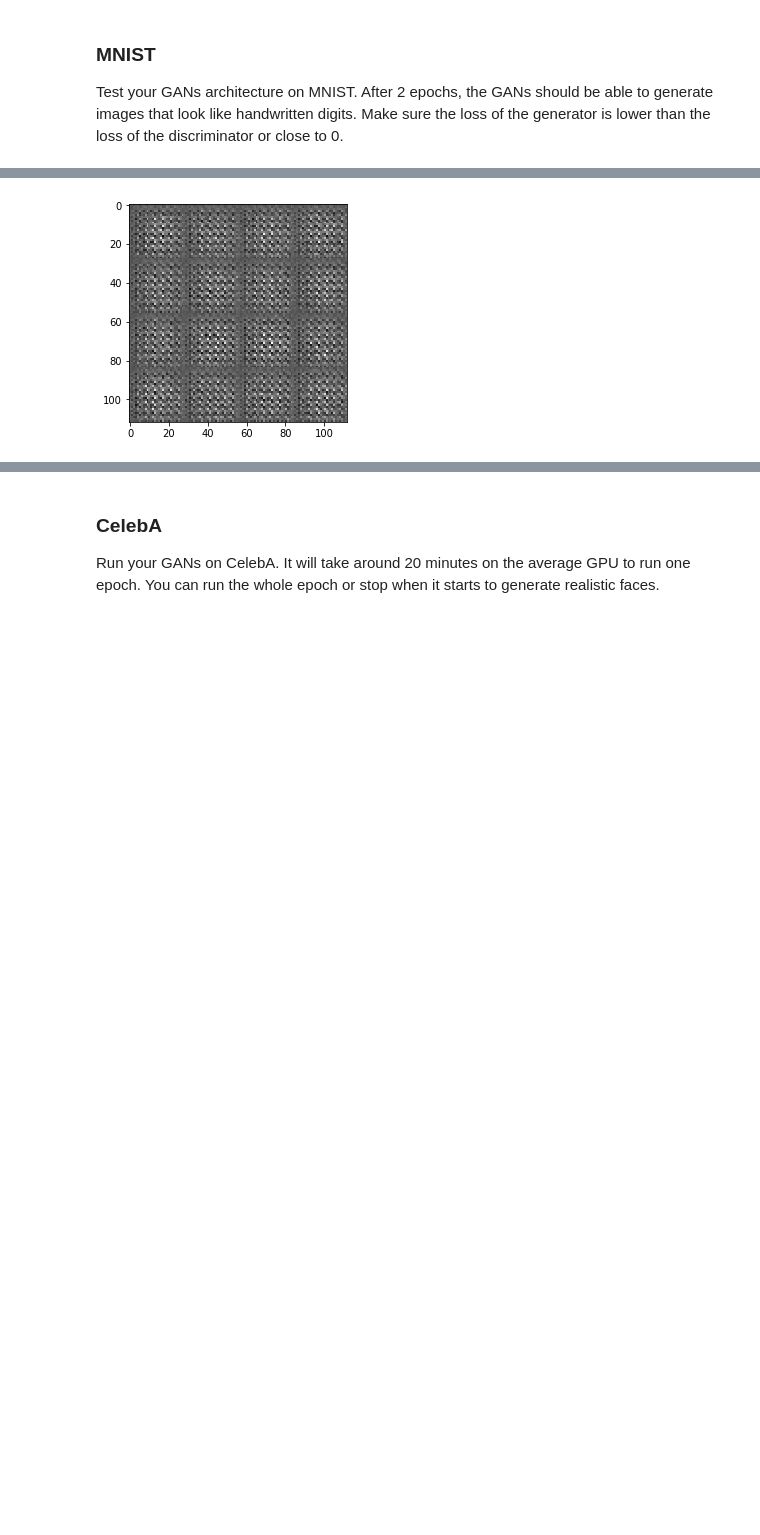
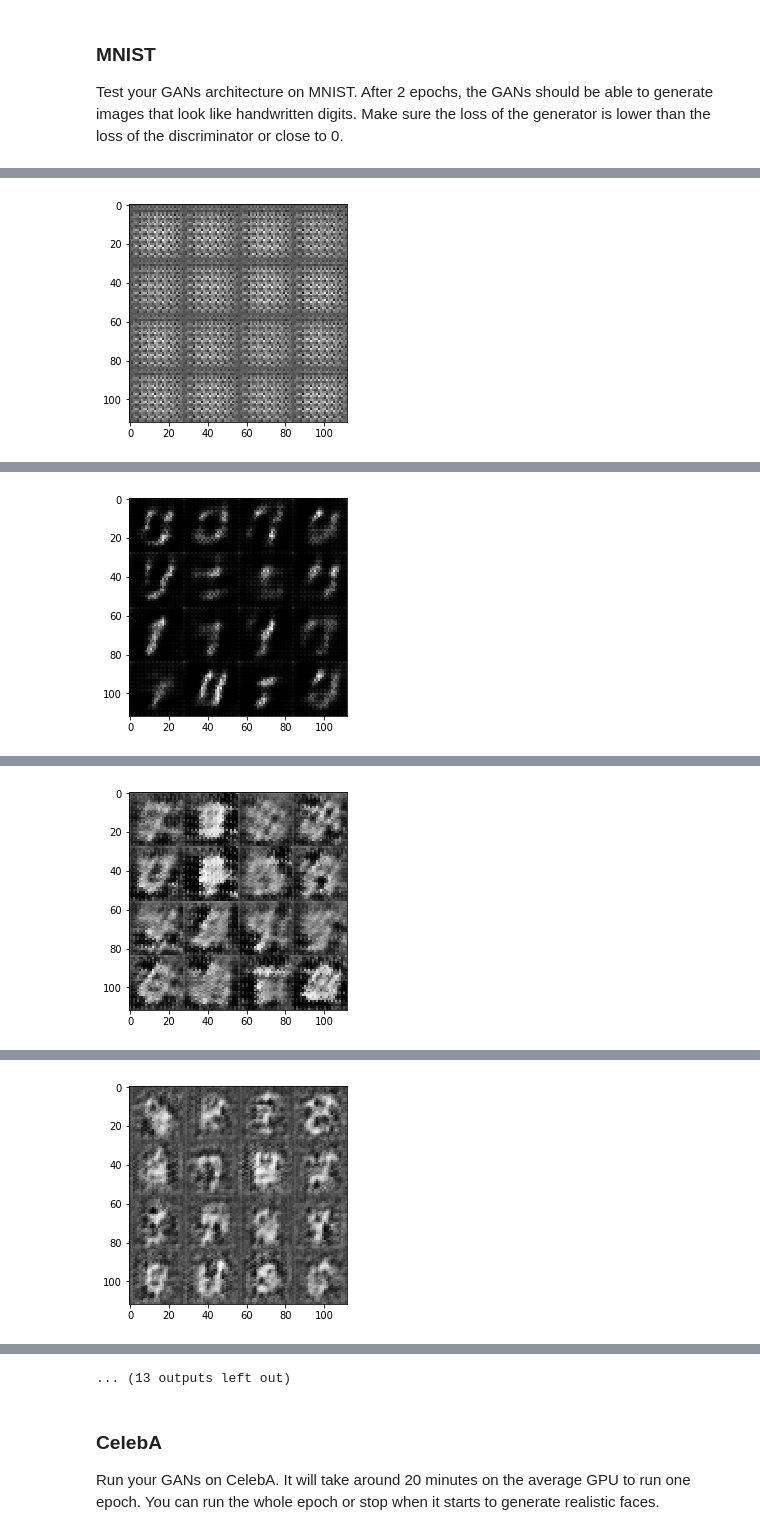
Before and after one commit to amirkhango/deep-learning, a Jupyter notebook: face_generation/dlnd_face_generation.ipynb, the cells around one changed output, grey strips where cells are left out. Drawn from its saved outputs; the diff is of its cells as text; code cells hidden in the pictures; blank space fills up the shorter version.

```diff
--- a/face_generation/dlnd_face_generation.ipynb
+++ b/face_generation/dlnd_face_generation.ipynb
@@ -372,7 +373,7 @@ def train(epoch_count, batch_size, z_dim, learning_rate, beta1, get_batches, dat
                                                      input_z: batch_z,
                                                      lr: learning_rate})
 
-                # For each 25 batches, get the losses and print them out
+                # Get the losses and print them out at each 25 batches
 
                 if batch_counter % 25 == 0:
                     d_train_loss = d_loss.eval({input_real: batch_images, input_z: batch_z})
@@ -387,14 +388,15 @@ def train(epoch_count, batch_size, z_dim, learning_rate, beta1, get_batches, dat
 
                 if batch_counter % 100 == 0:
                     show_generator_output(sess, 16, input_z, image_channels, data_image_mode)
+                batch_counter +=1
 # %% [markdown]
 ### MNIST
 Test your GANs architecture on MNIST.  After 2 epochs, the GANs should be able to generate images that look like handwritten digits.  Make sure the loss of the generator is lower than the loss of the discriminator or close to 0.
 # %%
-batch_size = 256
+batch_size = 100
 z_dim = 128
-learning_rate = 0.001
-beta1 = 0.2
+learning_rate = 0.002
+beta1 = 0.5
 
 """
 DON'T MODIFY ANYTHING IN THIS CELL THAT IS BELOW THIS LINE
@@ -410 +412 @@ Epoch 1/2 - Batch 0/234:  Discriminator loss = 9.8954  Generator loss = 0.0004
-[figure, old version]
+[figure, new version]
@@ -411,0 +417 @@ KeyboardInterrupt:
+[figure, added]
@@ -411,0 +422 @@ KeyboardInterrupt:
+[figure, added]
@@ -411,0 +427 @@ KeyboardInterrupt:
+[figure, added]
@@ -412,3 +438,4 @@ KeyboardInterrupt:
+... (13 outputs left out)
 # %% [markdown]
 ### CelebA
 Run your GANs on CelebA.  It will take around 20 minutes on the average GPU to run one epoch.  You can run the whole epoch or stop when it starts to generate realistic faces.
```
Also changed, not shown: parts of 5 cells of this notebook, 1 other file.
